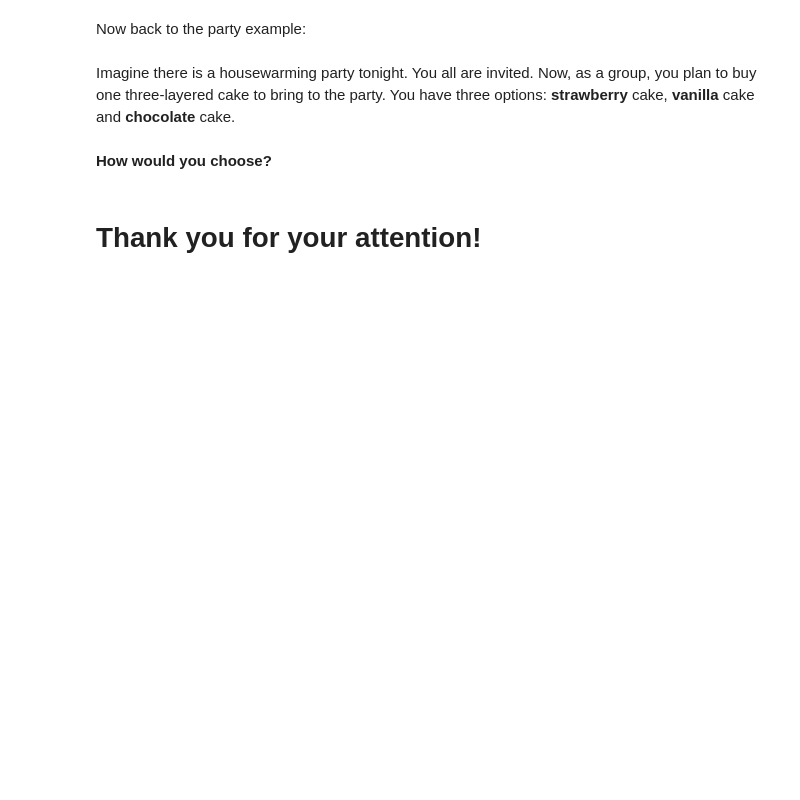
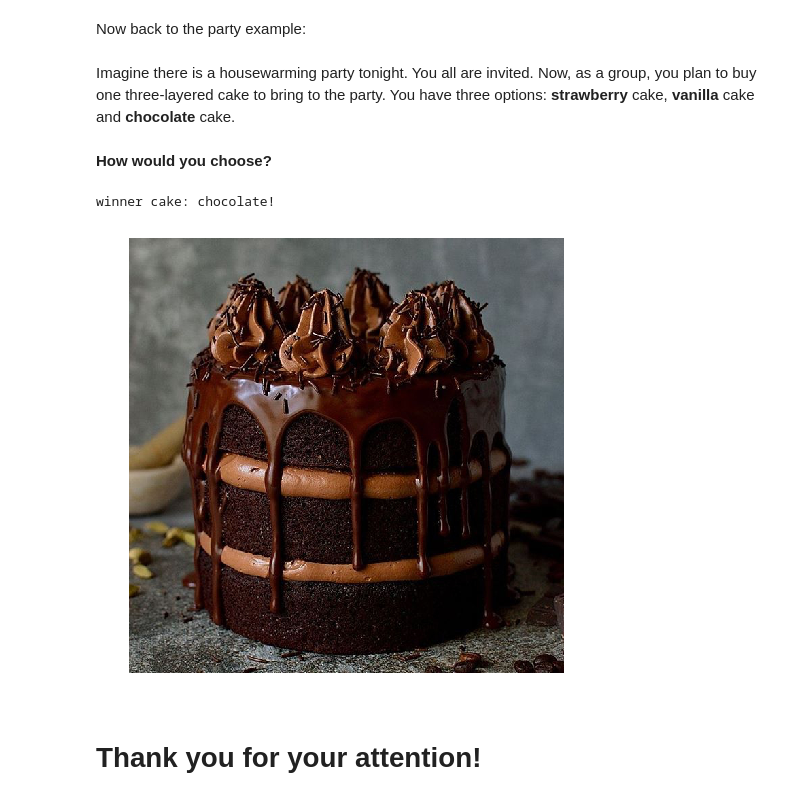
Before and after one commit to weileweng/EC18_Probabilistic_Social_Choice, a Jupyter notebook: EC18_Presentation.ipynb, the cells around one changed output. Cells and saved outputs as stored; diff of their text form; code cells hidden in the pictures; blank space fills up the shorter version.

```diff
--- a/EC18_Presentation.ipynb
+++ b/EC18_Presentation.ipynb
@@ -327,11 +323,18 @@ Imagine there is a housewarming party tonight. You all are invited.  Now, as a g
 <br><br>
 **How would you choose?**
 # %%
-Q_cake = np.array([0.4,0.4,0.2], dtype=np.float64)
+Q_cake = np.array([[0.4,0.4,0.2],[0.25,0.,0.75], [0.4, 0.1, 0.5], [0.9, 0., 0.1],\
+                  [0.2,0.6, 0.2],[0.1,0.4,0.5],[0.45,0.4,0.15],[0.5,0.3,0.2],\
+                  [0.15,0.15,0.7],[0.5,0.1,0.4],[0.28,0.1,0.62]], dtype=np.float64)
+
 options_cake = ["strawberry", "vanilla", "chocolate"]
-win = np.random.choice(options_cake, 1, avg(Q_cake))
+win = np.random.choice(options_cake, 1, p=avg(Q_cake)/sum(avg(Q_cake)))
+
 print("winner cake: {}!".format(win[0]))
 
 show_cake(win[0])
+# %% [output]
+winner cake: chocolate!
+[figure, added]
 # %% [markdown]
 # Thank you for your attention!
```
Also changed, not shown: parts of 2 cells of this notebook.
